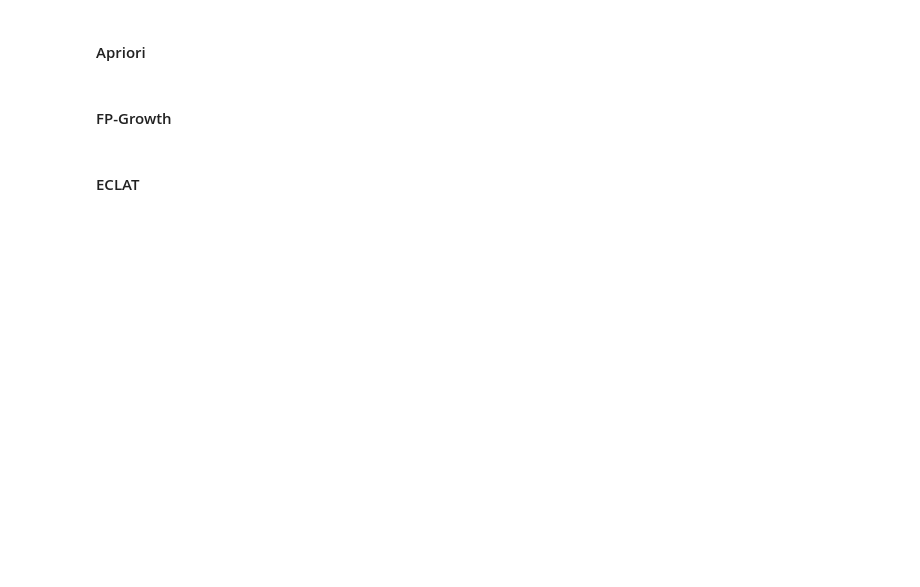
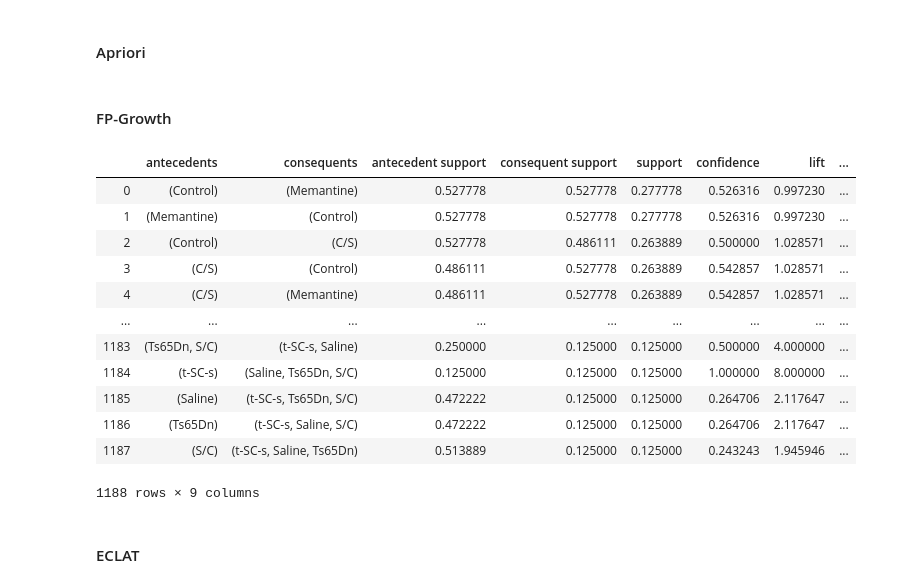
Before and after one commit to NurhandeAkyuz/Mice-Protein-Expression-Data-Analysis, a Jupyter notebook: notebook.ipynb, the cells around one changed output. Cells and saved outputs as stored; diff of their text form; code cells hidden in the pictures; blank space fills up the shorter version.

```diff
--- a/notebook.ipynb
+++ b/notebook.ipynb
@@ -217,6 +219,24 @@ data
 #### <span>Apriori</span>
 # %% [markdown]
 #### <span>FP-Growth</span>
+# %%
+freq_items_fpgrowth=fpgrowth(data, min_support=0.05, use_colnames=True)
+result_fpgrowth=association_rules(freq_items_fpgrowth,metric='lift',min_threshold= 0.005)
+result_fpgrowth
+# %% [output]
+|  | antecedents | consequents | antecedent support | consequent support | support | confidence | lift | ... |
+| 0 | (Control) | (Memantine) | 0.527778 | 0.527778 | 0.277778 | 0.526316 | 0.997230 | ... |
+| 1 | (Memantine) | (Control) | 0.527778 | 0.527778 | 0.277778 | 0.526316 | 0.997230 | ... |
+| 2 | (Control) | (C/S) | 0.527778 | 0.486111 | 0.263889 | 0.500000 | 1.028571 | ... |
+| 3 | (C/S) | (Control) | 0.486111 | 0.527778 | 0.263889 | 0.542857 | 1.028571 | ... |
+| 4 | (C/S) | (Memantine) | 0.486111 | 0.527778 | 0.263889 | 0.542857 | 1.028571 | ... |
+| ... | ... | ... | ... | ... | ... | ... | ... | ... |
+| 1183 | (Ts65Dn, S/C) | (t-SC-s, Saline) | 0.250000 | 0.125000 | 0.125000 | 0.500000 | 4.000000 | ... |
+| 1184 | (t-SC-s) | (Saline, Ts65Dn, S/C) | 0.125000 | 0.125000 | 0.125000 | 1.000000 | 8.000000 | ... |
+| 1185 | (Saline) | (t-SC-s, Ts65Dn, S/C) | 0.472222 | 0.125000 | 0.125000 | 0.264706 | 2.117647 | ... |
+| 1186 | (Ts65Dn) | (t-SC-s, Saline, S/C) | 0.472222 | 0.125000 | 0.125000 | 0.264706 | 2.117647 | ... |
+| 1187 | (S/C) | (t-SC-s, Saline, Ts65Dn) | 0.513889 | 0.125000 | 0.125000 | 0.243243 | 1.945946 | ... |
+1188 rows × 9 columns
 # %% [markdown]
 #### <span>ECLAT</span>
 # %%
```
Also changed, not shown: parts of 5 cells of this notebook.
